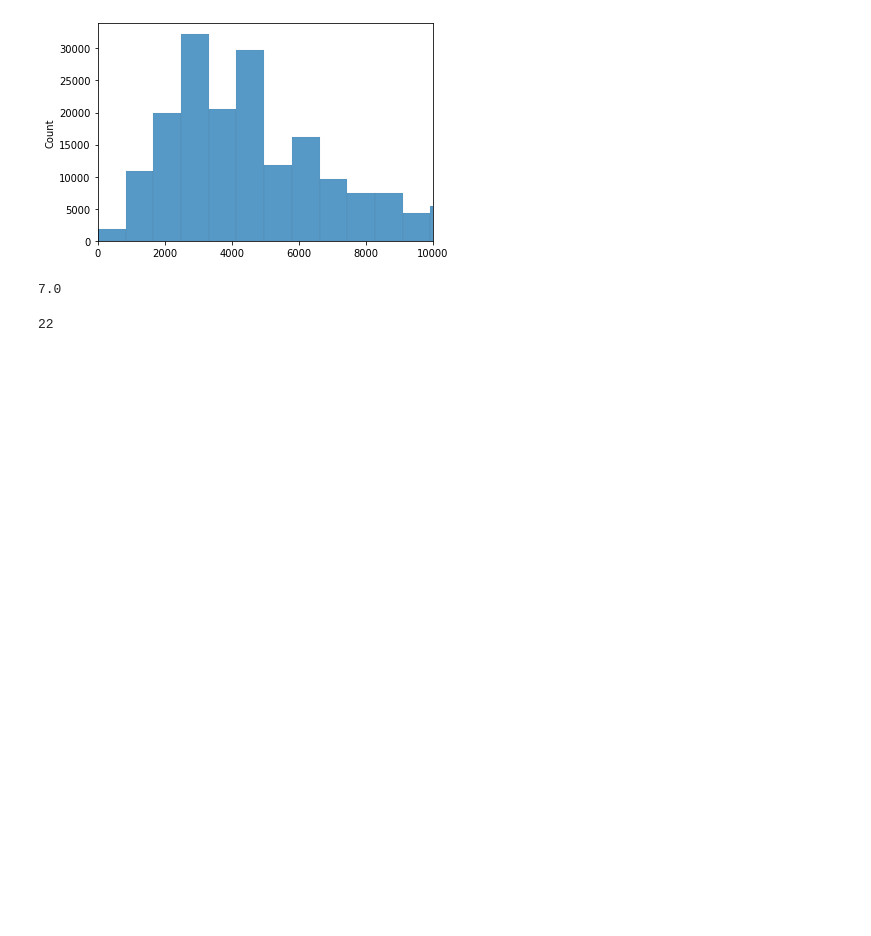
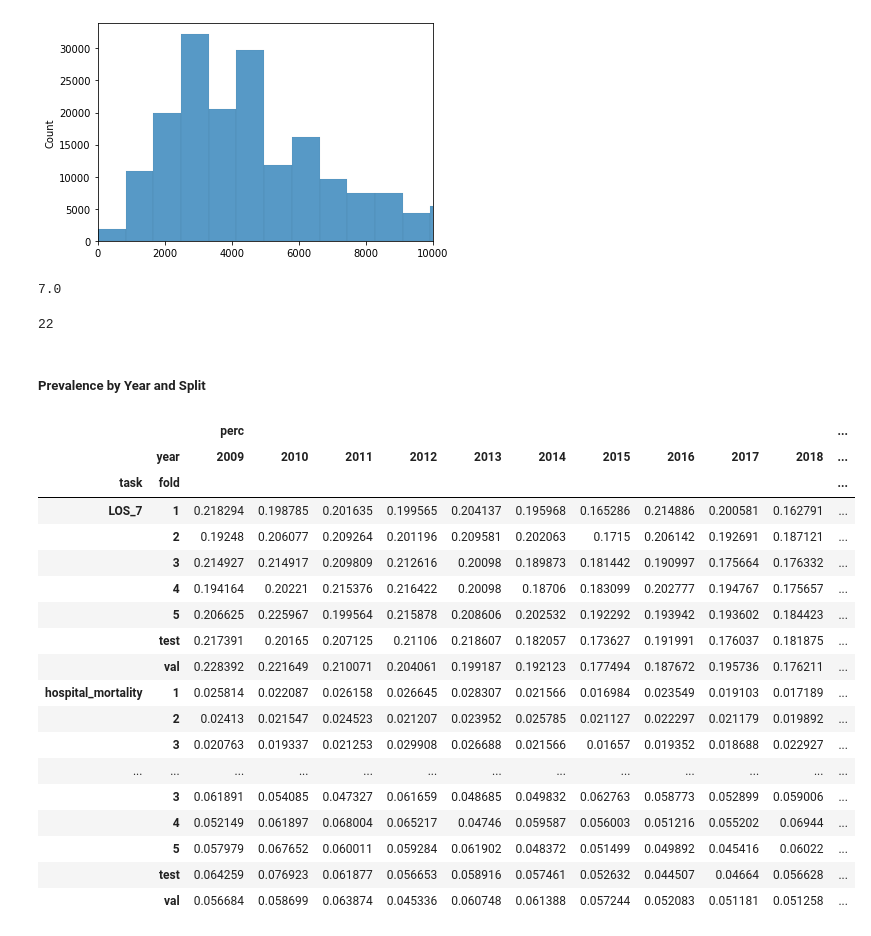
Before and after one commit to som-shahlab/temp_ds_shift_robustness, a Jupyter notebook: notebooks/0_Cohort.ipynb, the cells around one changed output. Drawn from its saved outputs; the diff is of its cells as text; code cells hidden in the pictures; blank space fills up the shorter version.

```diff
--- a/notebooks/0_Cohort.ipynb
+++ b/notebooks/0_Cohort.ipynb
@@ -154,3 +154,39 @@ min(los)
 len(np.where(los<60)[0])
 # %% [output]
 22
+# %% [markdown]
+##### Prevalence by Year and Split
+# %%
+folds = df['fold_id'].unique().tolist()
+years = df['admission_year'].unique().tolist()
+tasks = ['hospital_mortality','LOS_7','readmission_30','icu_admission']
+df_v = pd.DataFrame(columns=['year','fold','task','count','perc'])
+c=0
+for year in years:
+    for fold in folds:
+        for task in tasks:
+            c+=1
+            sample = df.query(f"{task}_fold_id==@fold and admission_year==@year")
+            df_v.loc[c,:]=[year,fold,task,sample[task].sum(),sample[task].mean()]
+# %%
+df_v.pivot(index=['task','fold'],columns='year',values=['perc'])
+# %% [output]
+|  |  | perc |  |  |  |  |  |  |  |  |  | ... |
+|  | year | 2009 | 2010 | 2011 | 2012 | 2013 | 2014 | 2015 | 2016 | 2017 | 2018 | ... |
+| task | fold |  |  |  |  |  |  |  |  |  |  | ... |
+| LOS_7 | 1 | 0.218294 | 0.198785 | 0.201635 | 0.199565 | 0.204137 | 0.195968 | 0.165286 | 0.214886 | 0.200581 | 0.162791 | ... |
+|  | 2 | 0.19248 | 0.206077 | 0.209264 | 0.201196 | 0.209581 | 0.202063 | 0.1715 | 0.206142 | 0.192691 | 0.187121 | ... |
+|  | 3 | 0.214927 | 0.214917 | 0.209809 | 0.212616 | 0.20098 | 0.189873 | 0.181442 | 0.190997 | 0.175664 | 0.176332 | ... |
+|  | 4 | 0.194164 | 0.20221 | 0.215376 | 0.216422 | 0.20098 | 0.18706 | 0.183099 | 0.202777 | 0.194767 | 0.175657 | ... |
+|  | 5 | 0.206625 | 0.225967 | 0.199564 | 0.215878 | 0.208606 | 0.202532 | 0.192292 | 0.193942 | 0.193602 | 0.184423 | ... |
+|  | test | 0.217391 | 0.20165 | 0.207125 | 0.21106 | 0.218607 | 0.182057 | 0.173627 | 0.191991 | 0.176037 | 0.181875 | ... |
+|  | val | 0.228392 | 0.221649 | 0.210071 | 0.204061 | 0.199187 | 0.192123 | 0.177494 | 0.187672 | 0.195736 | 0.176211 | ... |
+| hospital_mortality | 1 | 0.025814 | 0.022087 | 0.026158 | 0.026645 | 0.028307 | 0.021566 | 0.016984 | 0.023549 | 0.019103 | 0.017189 | ... |
+|  | 2 | 0.02413 | 0.021547 | 0.024523 | 0.021207 | 0.023952 | 0.025785 | 0.021127 | 0.022297 | 0.021179 | 0.019892 | ... |
+|  | 3 | 0.020763 | 0.019337 | 0.021253 | 0.029908 | 0.026688 | 0.021566 | 0.01657 | 0.019352 | 0.018688 | 0.022927 | ... |
+| ... | ... | ... | ... | ... | ... | ... | ... | ... | ... | ... | ... | ... |
+|  | 3 | 0.061891 | 0.054085 | 0.047327 | 0.061659 | 0.048685 | 0.049832 | 0.062763 | 0.058773 | 0.052899 | 0.059006 | ... |
+|  | 4 | 0.052149 | 0.061897 | 0.068004 | 0.065217 | 0.04746 | 0.059587 | 0.056003 | 0.051216 | 0.055202 | 0.06944 | ... |
+|  | 5 | 0.057979 | 0.067652 | 0.060011 | 0.059284 | 0.061902 | 0.048372 | 0.051499 | 0.049892 | 0.045416 | 0.06022 | ... |
+|  | test | 0.064259 | 0.076923 | 0.061877 | 0.056653 | 0.058916 | 0.057461 | 0.052632 | 0.044507 | 0.04664 | 0.056628 | ... |
+|  | val | 0.056684 | 0.058699 | 0.063874 | 0.045336 | 0.060748 | 0.061388 | 0.057244 | 0.052083 | 0.051181 | 0.051258 | ... |
```
